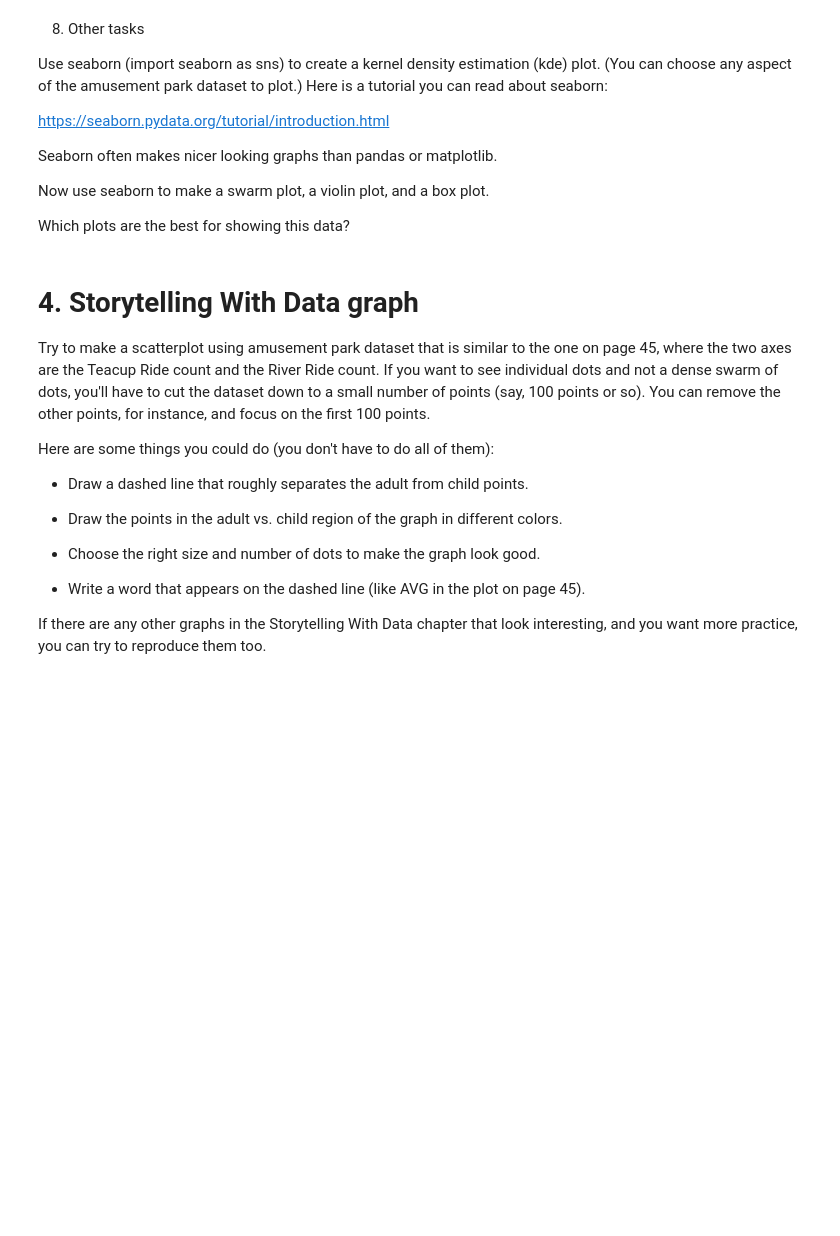
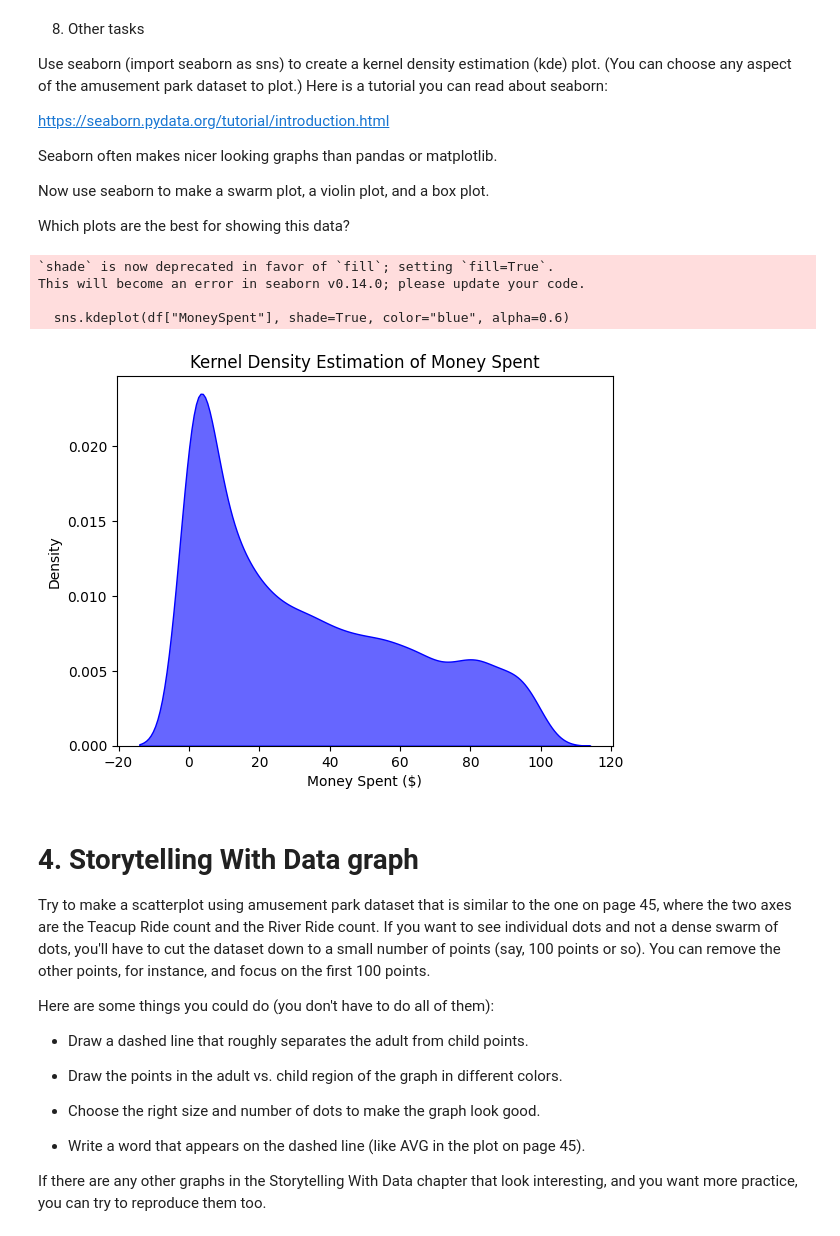
Before and after one commit to KIRBUEDU/CapstoneWeek7, a Jupyter notebook: Week3.ipynb, the cells around one changed output. Cells and saved outputs as stored; diff of their text form; code cells hidden in the pictures; blank space fills up the shorter version.

```diff
--- a/Week3.ipynb
+++ b/Week3.ipynb
@@ -198,6 +421,24 @@ Seaborn often makes nicer looking graphs than pandas or matplotlib.
 Now use seaborn to make a swarm plot, a violin plot, and a box plot.
 
 Which plots are the best for showing this data?
+# %%
+import seaborn as sns
+import matplotlib.pyplot as plt
+
+# KDE plot for MoneySpent
+sns.kdeplot(df["MoneySpent"], shade=True, color="blue", alpha=0.6)
+
+plt.title('Kernel Density Estimation of Money Spent')
+plt.xlabel('Money Spent ($)')
+plt.ylabel('Density')
+
+plt.show()
+# %% [output]
+`shade` is now deprecated in favor of `fill`; setting `fill=True`.
+This will become an error in seaborn v0.14.0; please update your code.
+
+  sns.kdeplot(df["MoneySpent"], shade=True, color="blue", alpha=0.6)
+[figure, added]
 # %% [markdown]
 # 4. Storytelling With Data graph
 
```
Also changed, not shown: parts of 20 cells of this notebook.
